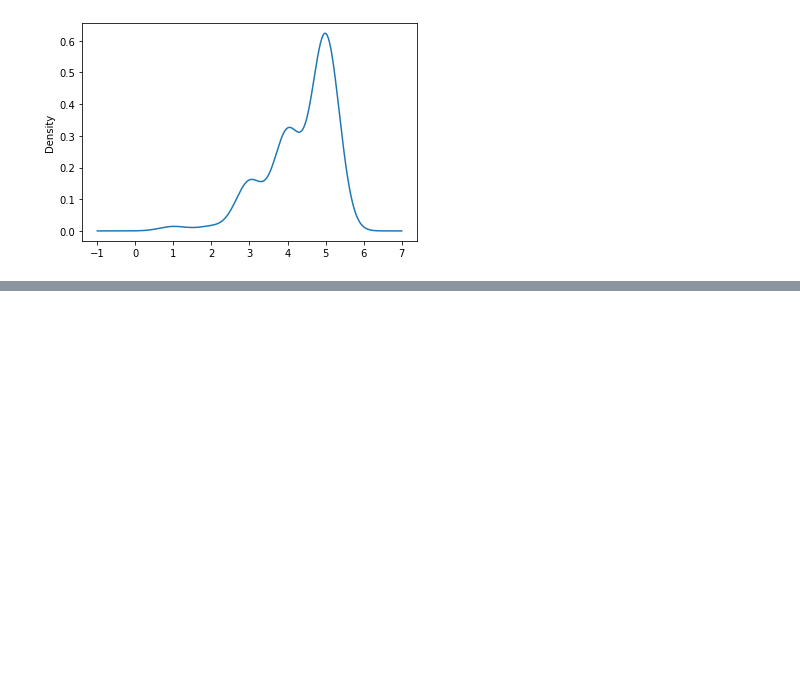
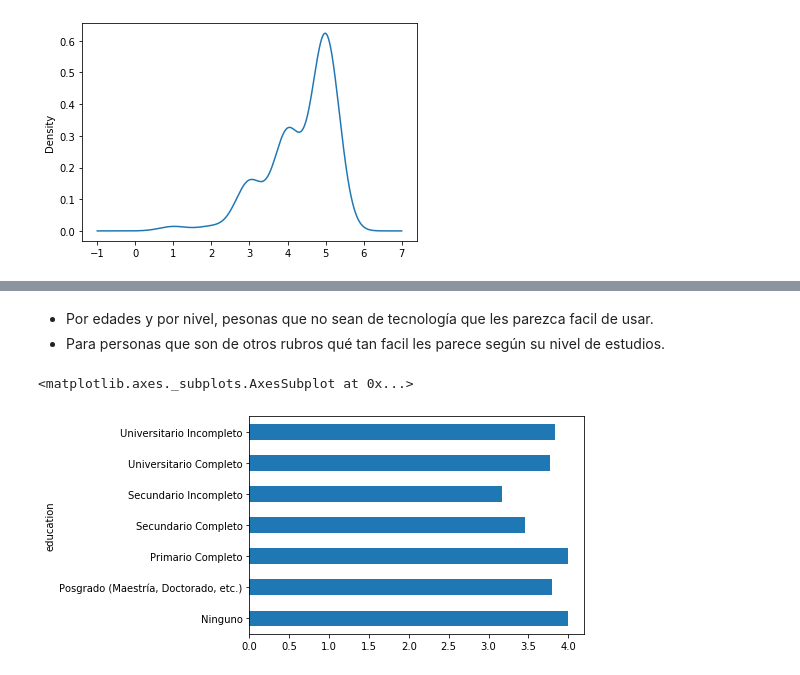
Before and after one commit to alefherrera/my-order-data, a Jupyter notebook: notebook.ipynb, the cells around one changed output, grey strips where cells are left out. Cells and saved outputs as stored; diff of their text form; code cells hidden in the pictures; blank space fills up the shorter version.

```diff
--- a/notebook.ipynb
+++ b/notebook.ipynb
@@ -87,0 +111,8 @@ df["custom"].plot.density()
+# %% [markdown]
+- Por edades y por nivel, pesonas que no sean de tecnología que les parezca facil de usar.
+- Para personas que son de otros rubros qué tan facil les parece según su nivel de estudios.
+# %%
+df.groupby(["education"])["easy_information"].describe()["mean"].plot.barh()
+# %% [output]
+<matplotlib.axes._subplots.AxesSubplot at 0x...>
+[figure, added]
```
Also changed, not shown: parts of 7 cells of this notebook.
